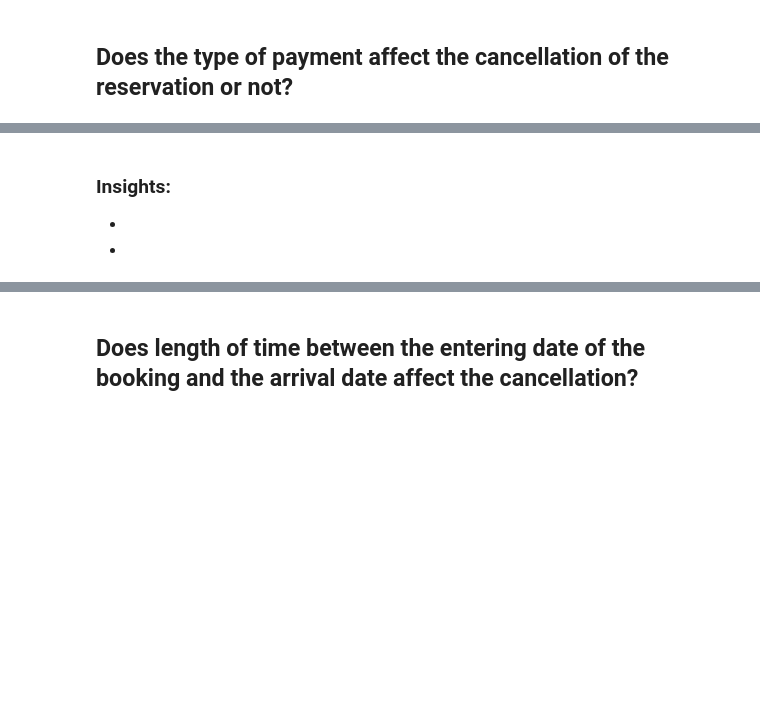
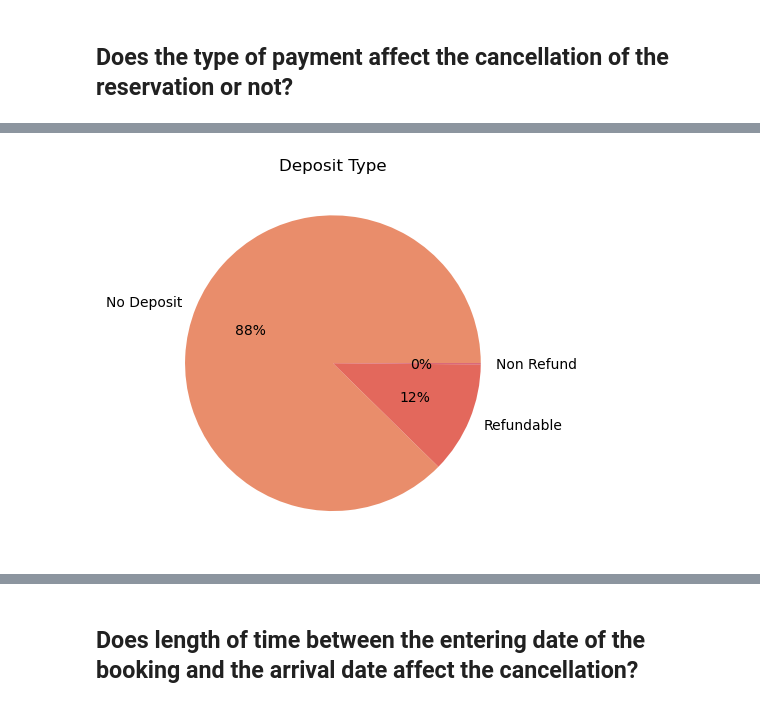
Before and after one commit to munirah-khalid/CV_Lab, a Jupyter notebook: CV_Assignment.ipynb, the cells around one changed output, grey strips where cells are left out. Drawn from its saved outputs; the diff is of its cells as text; code cells hidden in the pictures; blank space fills up the shorter version.

```diff
--- a/CV_Assignment.ipynb
+++ b/CV_Assignment.ipynb
@@ -110,4 +108,5 @@ df.describe(include='object')
-# %% [markdown]
-### Insights:
--
--
+# %%
+plt.pie(x=df['deposit_type'].value_counts(), labels=df['deposit_type'].unique(), autopct='%.0f%%', colors=sns.color_palette('flare'))
+plt.title("Deposit Type");
+# %% [output]
+[figure, added]
```
Also changed, not shown: parts of 33 cells of this notebook.
